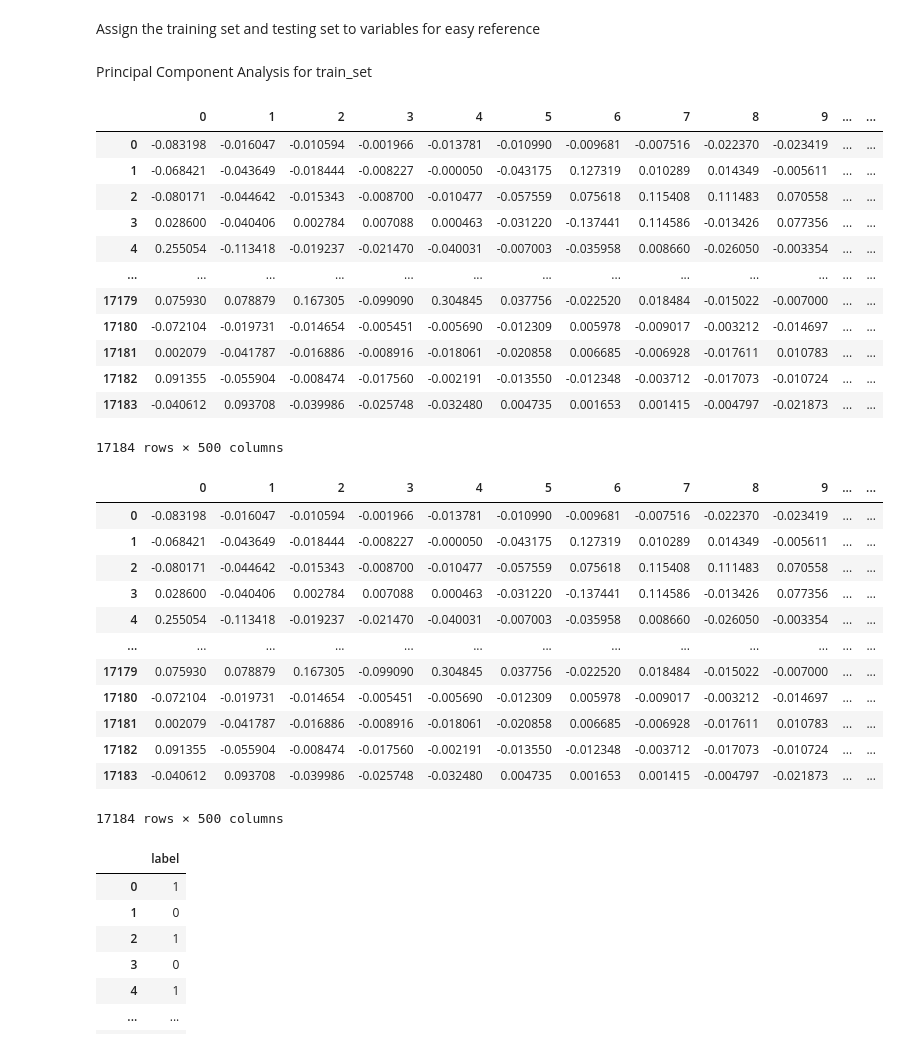
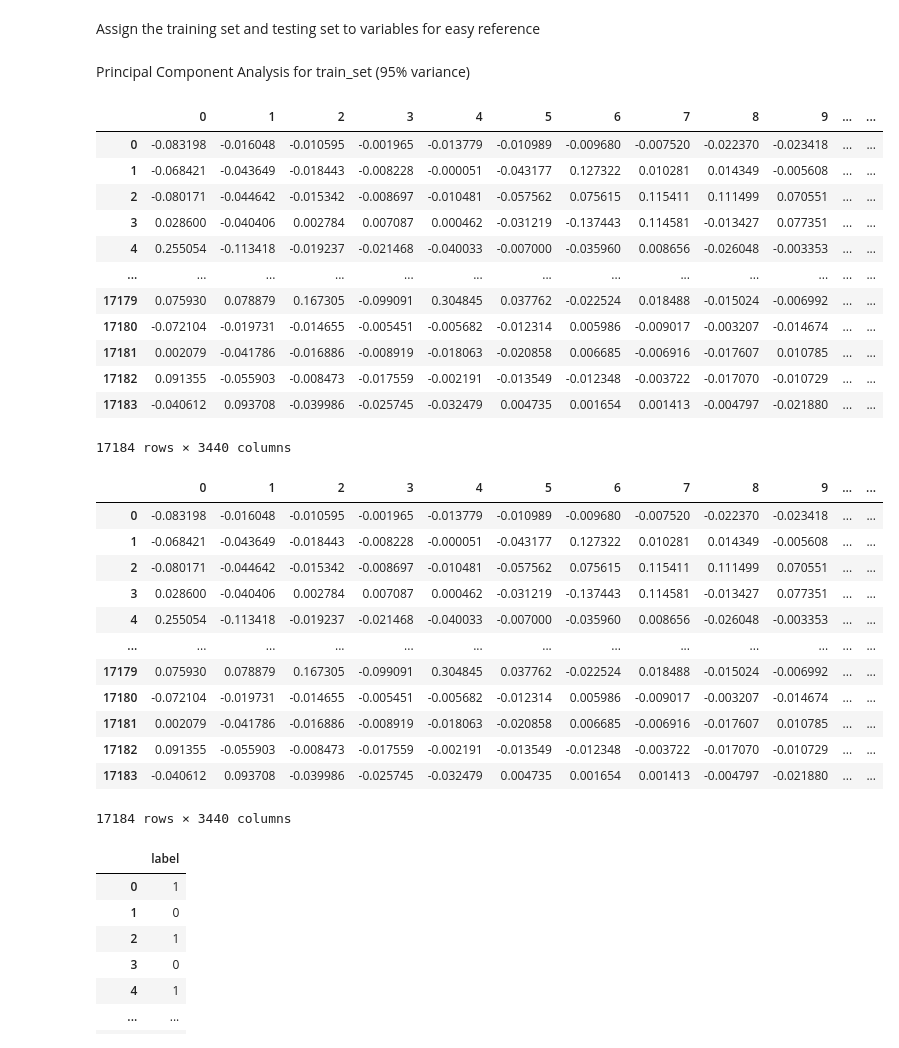
Before and after one commit to waishun78/hate-speech-classification, a Jupyter notebook: Support Vector Machine.ipynb, the cells around one changed output. Drawn from its saved outputs; the diff is of its cells as text; code cells hidden in the pictures.

```diff
--- a/Support Vector Machine.ipynb
+++ b/Support Vector Machine.ipynb
@@ -15,29 +17,34 @@ Assign the training set and testing set to variables for easy reference
 train_set = pd.read_csv('./train_tfidf_features.csv') # import the training set
 test_set = pd.read_csv('./test_tfidf_features.csv') # import the testing set
 # %% [markdown]
-Principal Component Analysis for train_set
+Principal Component Analysis for train_set (95% variance)
 # %%
-from sklearn.decomposition import PCA # for principle component analysis (dimensionality reduction)
-label = train_set.loc[:, ["label"]]
+train_set_label = train_set.loc[:, ["label"]]
 features_names = [str(i) for i in range(0, 5000)]
-features = train_set.loc[:, features_names]
-pca = PCA(n_components = 500) # reduce the number of dimensions/features per datapoint to just 500
-principalComponents = pca.fit_transform(features)
-train_set_reduced = pd.DataFrame(data = principalComponents)
+train_set_features = train_set.loc[:, features_names] # train_set_features will not contain the label and id columns
+
+# scale the dataset before PCA
+scaler = MinMaxScaler()
+train_set_rescaled = scaler.fit_transform(train_set_features)
+
+# perform PCA
+pca = PCA(n_components = 0.95)
+train_set_reduced = pca.fit_transform(train_set_features)
+train_set_reduced = pd.DataFrame(data = train_set_reduced)
 train_set_reduced
 # %% [output]
 |  | 0 | 1 | 2 | 3 | 4 | 5 | 6 | 7 | 8 | 9 | ... | ... |
-| 0 | -0.083198 | -0.016047 | -0.010594 | -0.001966 | -0.013781 | -0.010990 | -0.009681 | -0.007516 | -0.022370 | -0.023419 | ... | ... |
-| 1 | -0.068421 | -0.043649 | -0.018444 | -0.008227 | -0.000050 | -0.043175 | 0.127319 | 0.010289 | 0.014349 | -0.005611 | ... | ... |
-| 2 | -0.080171 | -0.044642 | -0.015343 | -0.008700 | -0.010477 | -0.057559 | 0.075618 | 0.115408 | 0.111483 | 0.070558 | ... | ... |
-| 3 | 0.028600 | -0.040406 | 0.002784 | 0.007088 | 0.000463 | -0.031220 | -0.137441 | 0.114586 | -0.013426 | 0.077356 | ... | ... |
-| 4 | 0.255054 | -0.113418 | -0.019237 | -0.021470 | -0.040031 | -0.007003 | -0.035958 | 0.008660 | -0.026050 | -0.003354 | ... | ... |
+| 0 | -0.083198 | -0.016048 | -0.010595 | -0.001965 | -0.013779 | -0.010989 | -0.009680 | -0.007520 | -0.022370 | -0.023418 | ... | ... |
+| 1 | -0.068421 | -0.043649 | -0.018443 | -0.008228 | -0.000051 | -0.043177 | 0.127322 | 0.010281 | 0.014349 | -0.005608 | ... | ... |
+| 2 | -0.080171 | -0.044642 | -0.015342 | -0.008697 | -0.010481 | -0.057562 | 0.075615 | 0.115411 | 0.111499 | 0.070551 | ... | ... |
+| 3 | 0.028600 | -0.040406 | 0.002784 | 0.007087 | 0.000462 | -0.031219 | -0.137443 | 0.114581 | -0.013427 | 0.077351 | ... | ... |
+| 4 | 0.255054 | -0.113418 | -0.019237 | -0.021468 | -0.040033 | -0.007000 | -0.035960 | 0.008656 | -0.026048 | -0.003353 | ... | ... |
 | ... | ... | ... | ... | ... | ... | ... | ... | ... | ... | ... | ... | ... |
-| 17179 | 0.075930 | 0.078879 | 0.167305 | -0.099090 | 0.304845 | 0.037756 | -0.022520 | 0.018484 | -0.015022 | -0.007000 | ... | ... |
-| 17180 | -0.072104 | -0.019731 | -0.014654 | -0.005451 | -0.005690 | -0.012309 | 0.005978 | -0.009017 | -0.003212 | -0.014697 | ... | ... |
-| 17181 | 0.002079 | -0.041787 | -0.016886 | -0.008916 | -0.018061 | -0.020858 | 0.006685 | -0.006928 | -0.017611 | 0.010783 | ... | ... |
-| 17182 | 0.091355 | -0.055904 | -0.008474 | -0.017560 | -0.002191 | -0.013550 | -0.012348 | -0.003712 | -0.017073 | -0.010724 | ... | ... |
-| 17183 | -0.040612 | 0.093708 | -0.039986 | -0.025748 | -0.032480 | 0.004735 | 0.001653 | 0.001415 | -0.004797 | -0.021873 | ... | ... |
+| 17179 | 0.075930 | 0.078879 | 0.167305 | -0.099091 | 0.304845 | 0.037762 | -0.022524 | 0.018488 | -0.015024 | -0.006992 | ... | ... |
+| 17180 | -0.072104 | -0.019731 | -0.014655 | -0.005451 | -0.005682 | -0.012314 | 0.005986 | -0.009017 | -0.003207 | -0.014674 | ... | ... |
+| 17181 | 0.002079 | -0.041786 | -0.016886 | -0.008919 | -0.018063 | -0.020858 | 0.006685 | -0.006916 | -0.017607 | 0.010785 | ... | ... |
+| 17182 | 0.091355 | -0.055903 | -0.008473 | -0.017559 | -0.002191 | -0.013549 | -0.012348 | -0.003722 | -0.017070 | -0.010729 | ... | ... |
+| 17183 | -0.040612 | 0.093708 | -0.039986 | -0.025745 | -0.032479 | 0.004735 | 0.001654 | 0.001413 | -0.004797 | -0.021880 | ... | ... |
-17184 rows × 500 columns
+17184 rows × 3440 columns
 # %%
 X = train_set_reduced
@@ -50,18 +57,18 @@ y_train = y
 X_train
 # %% [output]
 |  | 0 | 1 | 2 | 3 | 4 | 5 | 6 | 7 | 8 | 9 | ... | ... |
-| 0 | -0.083198 | -0.016047 | -0.010594 | -0.001966 | -0.013781 | -0.010990 | -0.009681 | -0.007516 | -0.022370 | -0.023419 | ... | ... |
-| 1 | -0.068421 | -0.043649 | -0.018444 | -0.008227 | -0.000050 | -0.043175 | 0.127319 | 0.010289 | 0.014349 | -0.005611 | ... | ... |
-| 2 | -0.080171 | -0.044642 | -0.015343 | -0.008700 | -0.010477 | -0.057559 | 0.075618 | 0.115408 | 0.111483 | 0.070558 | ... | ... |
-| 3 | 0.028600 | -0.040406 | 0.002784 | 0.007088 | 0.000463 | -0.031220 | -0.137441 | 0.114586 | -0.013426 | 0.077356 | ... | ... |
-| 4 | 0.255054 | -0.113418 | -0.019237 | -0.021470 | -0.040031 | -0.007003 | -0.035958 | 0.008660 | -0.026050 | -0.003354 | ... | ... |
+| 0 | -0.083198 | -0.016048 | -0.010595 | -0.001965 | -0.013779 | -0.010989 | -0.009680 | -0.007520 | -0.022370 | -0.023418 | ... | ... |
+| 1 | -0.068421 | -0.043649 | -0.018443 | -0.008228 | -0.000051 | -0.043177 | 0.127322 | 0.010281 | 0.014349 | -0.005608 | ... | ... |
+| 2 | -0.080171 | -0.044642 | -0.015342 | -0.008697 | -0.010481 | -0.057562 | 0.075615 | 0.115411 | 0.111499 | 0.070551 | ... | ... |
+| 3 | 0.028600 | -0.040406 | 0.002784 | 0.007087 | 0.000462 | -0.031219 | -0.137443 | 0.114581 | -0.013427 | 0.077351 | ... | ... |
+| 4 | 0.255054 | -0.113418 | -0.019237 | -0.021468 | -0.040033 | -0.007000 | -0.035960 | 0.008656 | -0.026048 | -0.003353 | ... | ... |
 | ... | ... | ... | ... | ... | ... | ... | ... | ... | ... | ... | ... | ... |
-| 17179 | 0.075930 | 0.078879 | 0.167305 | -0.099090 | 0.304845 | 0.037756 | -0.022520 | 0.018484 | -0.015022 | -0.007000 | ... | ... |
-| 17180 | -0.072104 | -0.019731 | -0.014654 | -0.005451 | -0.005690 | -0.012309 | 0.005978 | -0.009017 | -0.003212 | -0.014697 | ... | ... |
-| 17181 | 0.002079 | -0.041787 | -0.016886 | -0.008916 | -0.018061 | -0.020858 | 0.006685 | -0.006928 | -0.017611 | 0.010783 | ... | ... |
-| 17182 | 0.091355 | -0.055904 | -0.008474 | -0.017560 | -0.002191 | -0.013550 | -0.012348 | -0.003712 | -0.017073 | -0.010724 | ... | ... |
-| 17183 | -0.040612 | 0.093708 | -0.039986 | -0.025748 | -0.032480 | 0.004735 | 0.001653 | 0.001415 | -0.004797 | -0.021873 | ... | ... |
+| 17179 | 0.075930 | 0.078879 | 0.167305 | -0.099091 | 0.304845 | 0.037762 | -0.022524 | 0.018488 | -0.015024 | -0.006992 | ... | ... |
+| 17180 | -0.072104 | -0.019731 | -0.014655 | -0.005451 | -0.005682 | -0.012314 | 0.005986 | -0.009017 | -0.003207 | -0.014674 | ... | ... |
+| 17181 | 0.002079 | -0.041786 | -0.016886 | -0.008919 | -0.018063 | -0.020858 | 0.006685 | -0.006916 | -0.017607 | 0.010785 | ... | ... |
+| 17182 | 0.091355 | -0.055903 | -0.008473 | -0.017559 | -0.002191 | -0.013549 | -0.012348 | -0.003722 | -0.017070 | -0.010729 | ... | ... |
+| 17183 | -0.040612 | 0.093708 | -0.039986 | -0.025745 | -0.032479 | 0.004735 | 0.001654 | 0.001413 | -0.004797 | -0.021880 | ... | ... |
-17184 rows × 500 columns
+17184 rows × 3440 columns
 # %%
 y_train
 # %% [output]
```
Also changed, not shown: parts of 11 cells of this notebook.
